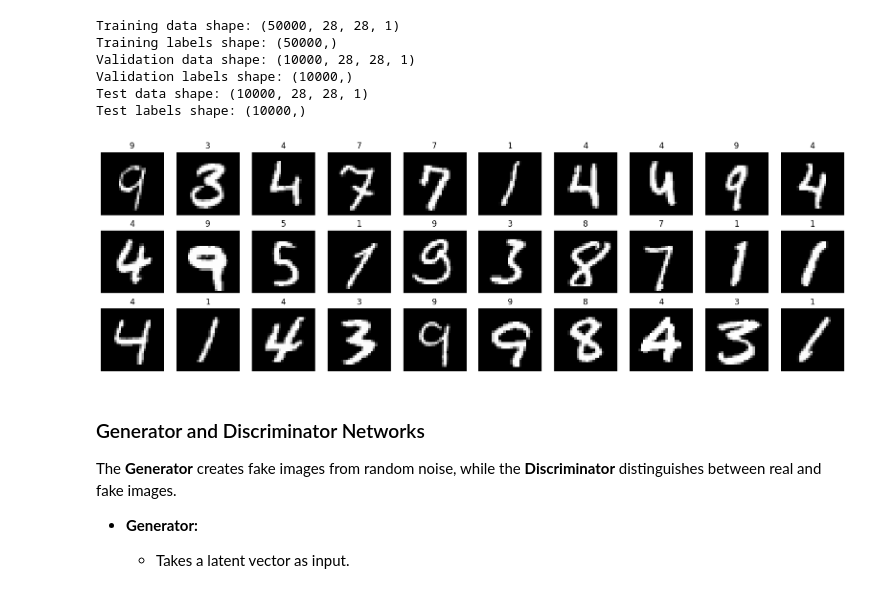
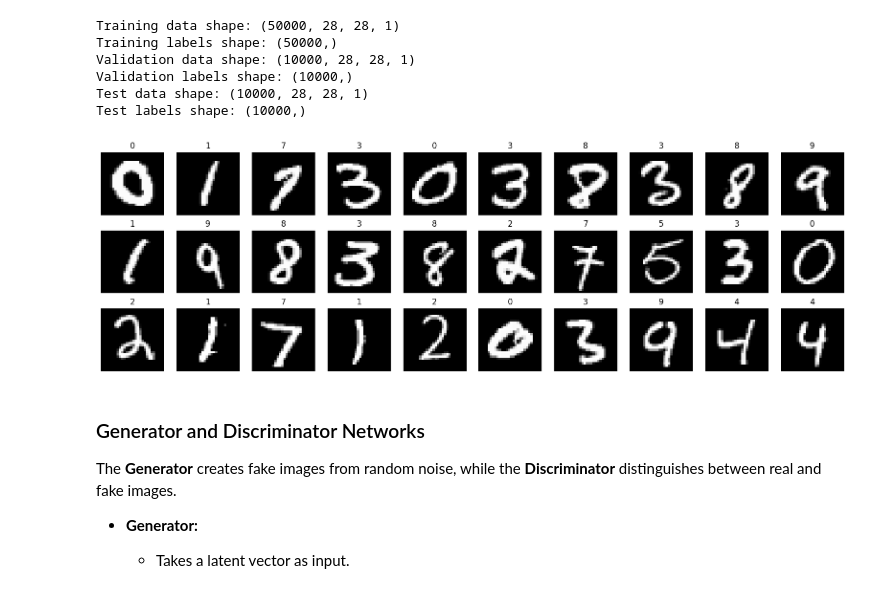
Before and after one commit to Lv1g1/GAN-NAML-Project, a Jupyter notebook: GAN.ipynb, the cells around one changed output. Cells and saved outputs as stored; diff of their text form; code cells hidden in the pictures.

```diff
--- a/GAN.ipynb
+++ b/GAN.ipynb
@@ -214,9 +182,9 @@ Validation labels shape: (10000,)
 Test data shape: (10000, 28, 28, 1)
 Test labels shape: (10000,)
 # %%
-show_digits(train_images[::train_images.shape[0]//30][:30], train_labels[::train_images.shape[0]//30][:30])
+show_digits(val_images[::val_images.shape[0]//30][:30], val_labels[::val_images.shape[0]//30][:30])
 # %% [output]
-[figure, old version]
+[figure, new version]
 # %% [markdown]
 ### Generator and Discriminator Networks
 
```
Also changed, not shown: parts of 10 cells of this notebook, 5 other files.
